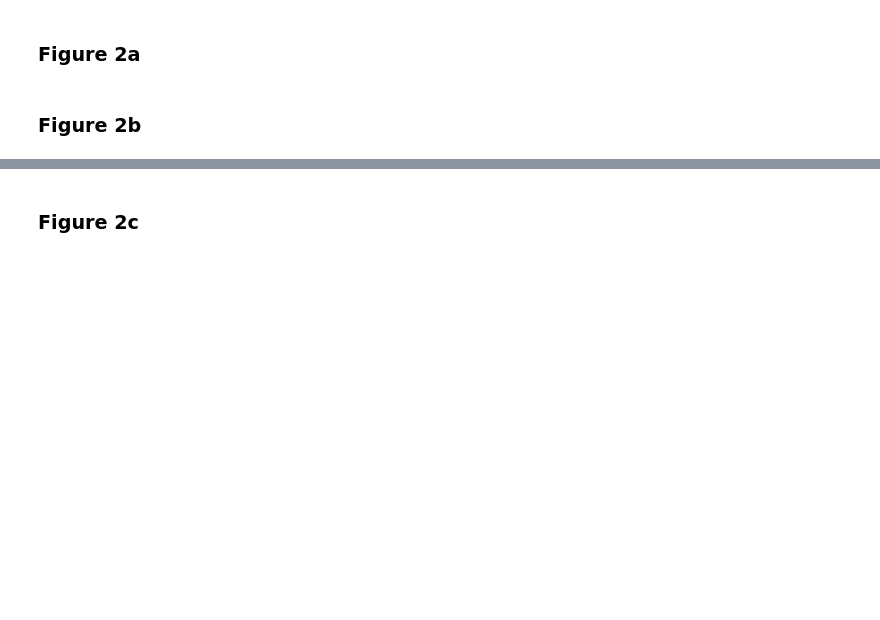
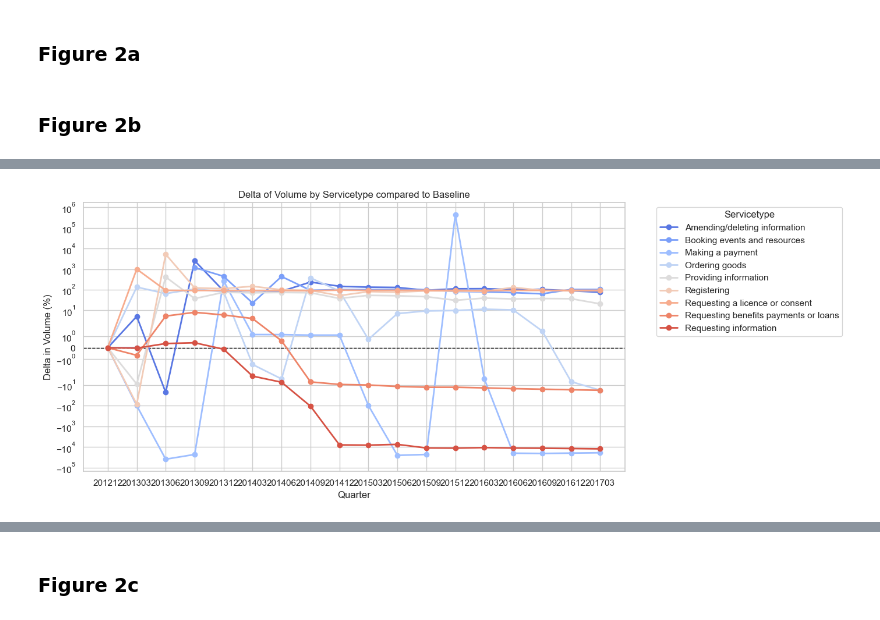
Before and after one commit to ai-for-public-services/structural-insights-into-uk-gov, a Jupyter notebook: notebooks/02-figure-2.ipynb, the cells around one changed output, grey strips where cells are left out. Saved outputs shown, nothing was run; the diff lists cells and outputs as text; code cells hidden in the pictures; blank space fills up the shorter version.

```diff
--- a/notebooks/02-figure-2.ipynb
+++ b/notebooks/02-figure-2.ipynb
@@ -14,0 +100,36 @@ from nltk.stem import WordNetLemmatizer
+# %%
+import matplotlib.pyplot as plt
+import seaborn as sns
+
+# Create a time series plot for 'InitialDeltaPerc' with customizations
+plt.figure(figsize=(12, 6))
+
+# Determine the color palette based on the final values
+final_values = final_df.groupby('Servicetype')['InitialDeltaPerc'].last()
+palette = sns.color_palette("coolwarm", n_colors=len(final_df['Servicetype'].unique()))
+color_dict = {
+    servicetype: palette[i] for i, servicetype in enumerate(final_values.index)
+}
+
+# Create a horizontal dotted gray line at y=0
+plt.axhline(y=0, color='black', linestyle='--', linewidth=1)
+
+# Plot lines for individual 'Servicetype' values with custom colors
+for servicetype in final_df['Servicetype'].unique():
+    data = final_df[final_df['Servicetype'] == servicetype]
+    y_data = data['InitialDeltaPerc']
+
+    # Use the corresponding color for the 'Servicetype'
+    color = color_dict[servicetype]
+
+    # Plot the line with a color representing the final value
+    plt.plot(data['Quarter'], y_data, label=servicetype, color=color, linewidth=2, marker='o')
+
+plt.title('Delta of Volume by Servicetype compared to Baseline')
+plt.xlabel('Quarter')
+plt.ylabel('Delta in Volume (%)')
+plt.yscale('symlog')
+plt.legend(title='Servicetype', bbox_to_anchor=(1.05, 1), loc='upper left')
+plt.show()
+# %% [output]
+[figure, added]
```
Also changed, not shown: parts of 9 cells of this notebook, 3 other files.
